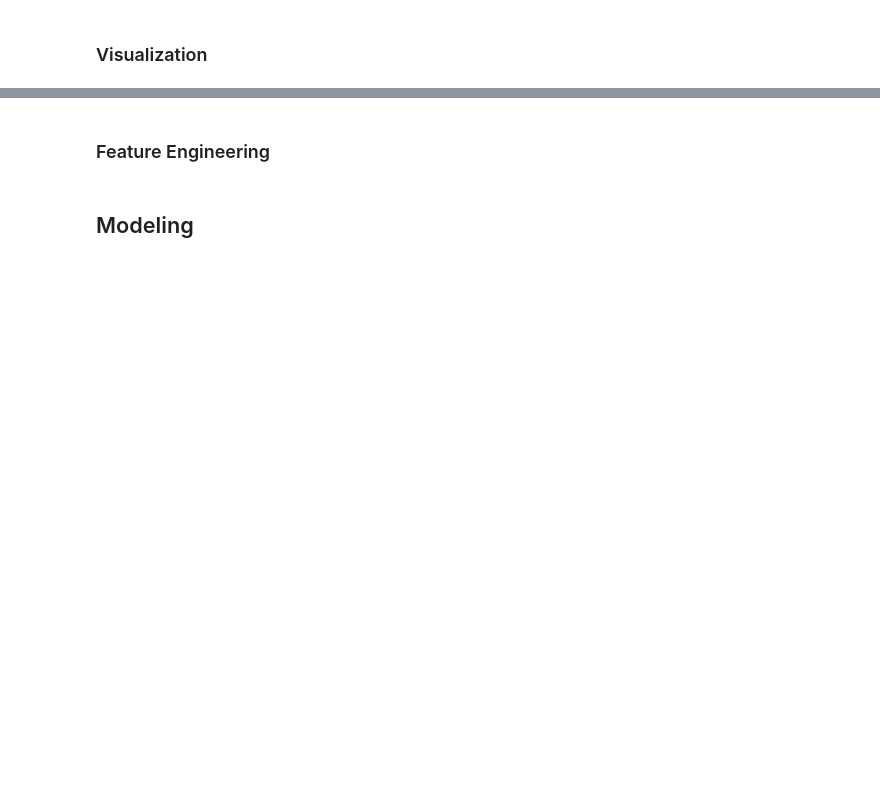
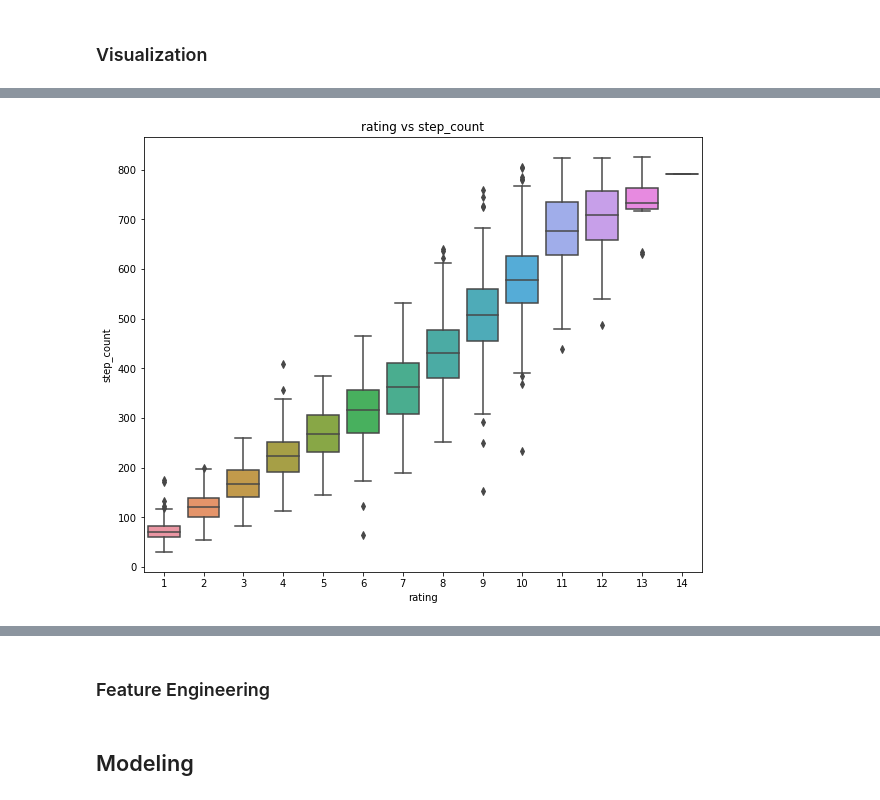
Before and after one commit to sglibova/chart-difficulty-with-machine-learning, a Jupyter notebook: final_notebook.ipynb, the cells around one changed output, grey strips where cells are left out. Saved outputs shown, nothing was run; the diff lists cells and outputs as text; code cells hidden in the pictures; blank space fills up the shorter version.

```diff
--- a/final_notebook.ipynb
+++ b/final_notebook.ipynb
@@ -144,0 +167,4 @@ from src.visualizer import distribution, scatter_correlation, box_plot
+# %%
+box_plot(tech_df, 'rating')
+# %% [output]
+[figure, added]
```
Also changed, not shown: parts of 14 cells of this notebook, 7 other files.
